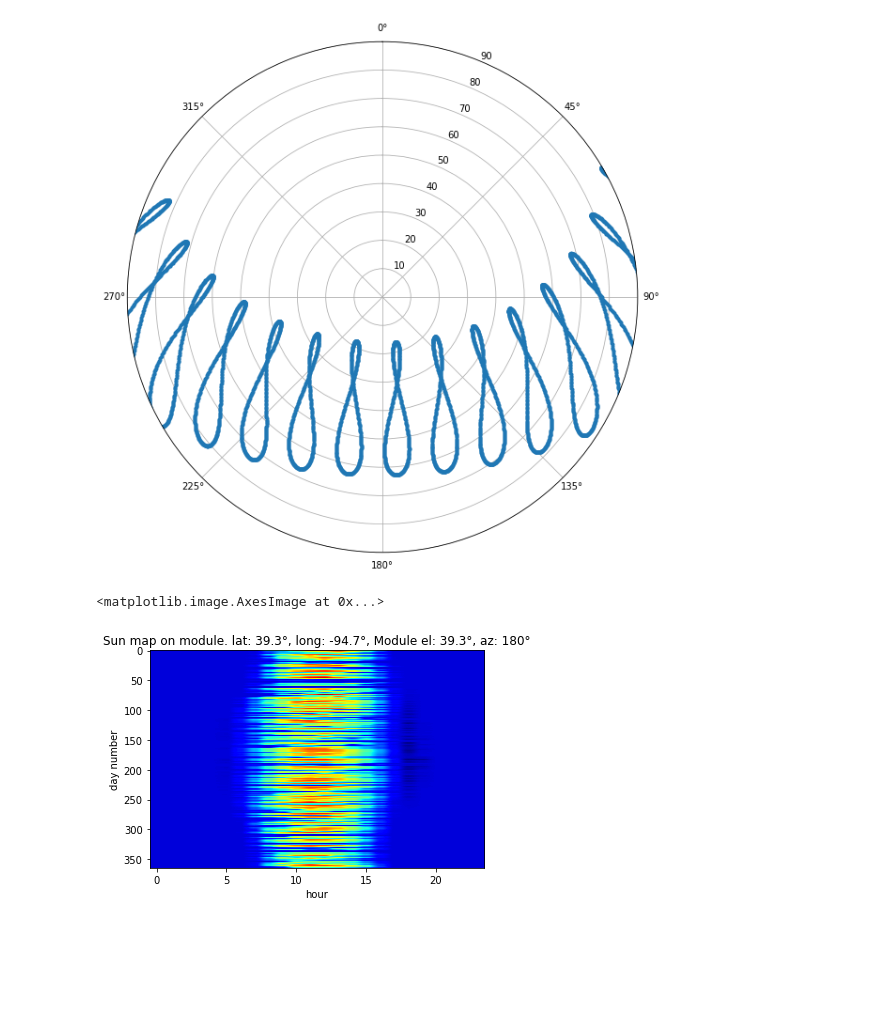
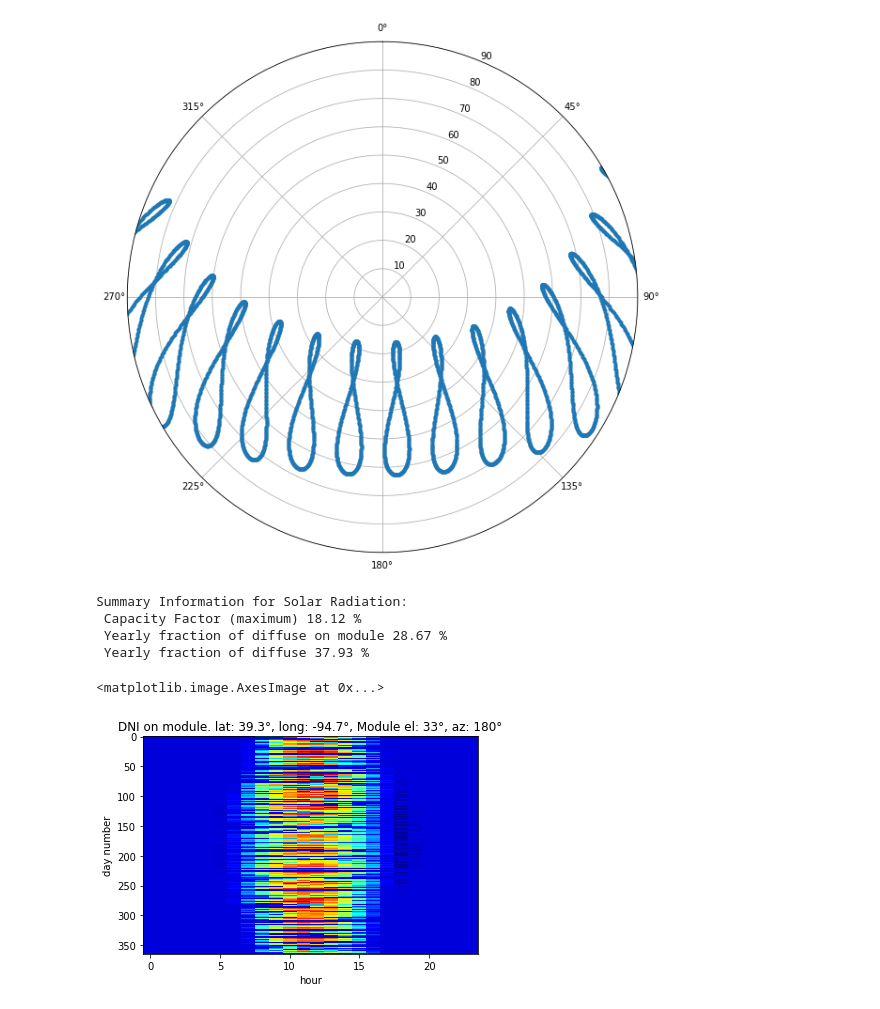
Before and after one commit to Karthikai-28/assignments, a Jupyter notebook: 60_report_csv_python_91039/solution.ipynb, the cells around one changed output. Drawn from its saved outputs; the diff is of its cells as text; code cells hidden in the pictures; blank space fills up the shorter version.

```diff
--- a/60_report_csv_python_91039/solution.ipynb
+++ b/60_report_csv_python_91039/solution.ipynb
@@ -164,3 +192,3 @@ plt.imshow(DNI_module_2D, cmap='jet', aspect='auto')
 # %%
-details4plot =  ' lat: {:.1f}°, long: {:.1f}°, Module el: {}°, az: {}°'.format(
-              latitude, longitude, module_elevation, module_azimuth)
+print(' Latitude : {:.1f}°, Longitude: {:.1f}°, \n Module tilt angle: {}°, Module azimuth: {}°'.format(
+              latitude, longitude, module_elevation, module_azimuth))
@@ -483,3 +315,9 @@ day_no = np.repeat(days,24)
+# %%
+elevations, azimuths = pv.sun.sun_position(day_no, latitude, longitude, GMT_offset, hour_of_day, 0)
+fraction_normal_to_module = pv.sun.module_direct(azimuths,elevations,module_azimuth,module_elevation)
+DNI_module = DNI * fraction_normal_to_module
+diffuse_module = DHI * (180 - module_elevation) / 180
+total_module = diffuse_module + DNI_module
 # %%
 plt.figure('solar_path_' + str(latitude), figsize=(10, 10))
 ax = plt.subplot(111, projection='polar')
@@ -493,10 +334,22 @@ ax.grid(True)
+# %%
+print('\n')
+print('Summary Information for Solar Radiation:')
+
+print(f' Capacity Factor (maximum) {sum(0.1*GHI/8760):.2f} %')
+print(f' Yearly fraction of diffuse on module {100* sum(diffuse_module)/sum(DNI_module+diffuse_module):.2f} %')
+print(f' Yearly fraction of diffuse {100* sum(DHI)/sum(GHI + 1e-9):.2f} %')
+# %% [output]
+Summary Information for Solar Radiation:
+ Capacity Factor (maximum) 18.12 %
+ Yearly fraction of diffuse on module 28.67 %
+ Yearly fraction of diffuse 37.93 %
 # %%
-plt.figure('Sun map on module')
-plt.title('Sun map on module.'+details4plot)
+plt.figure('DNI on module')
+plt.title('DNI on module.'+details4plot)
 DNI_module_2D = DNI_module.reshape(-1,24)
 plt.xlabel('hour')
 plt.ylabel('day number')
 plt.imshow(DNI_module_2D, cmap='jet', aspect='auto')
 # %% [output]
 <matplotlib.image.AxesImage at 0x...>
-[figure, old version]
+[figure, new version]
```
Also changed, not shown: parts of 22 cells of this notebook, 3 other files.
